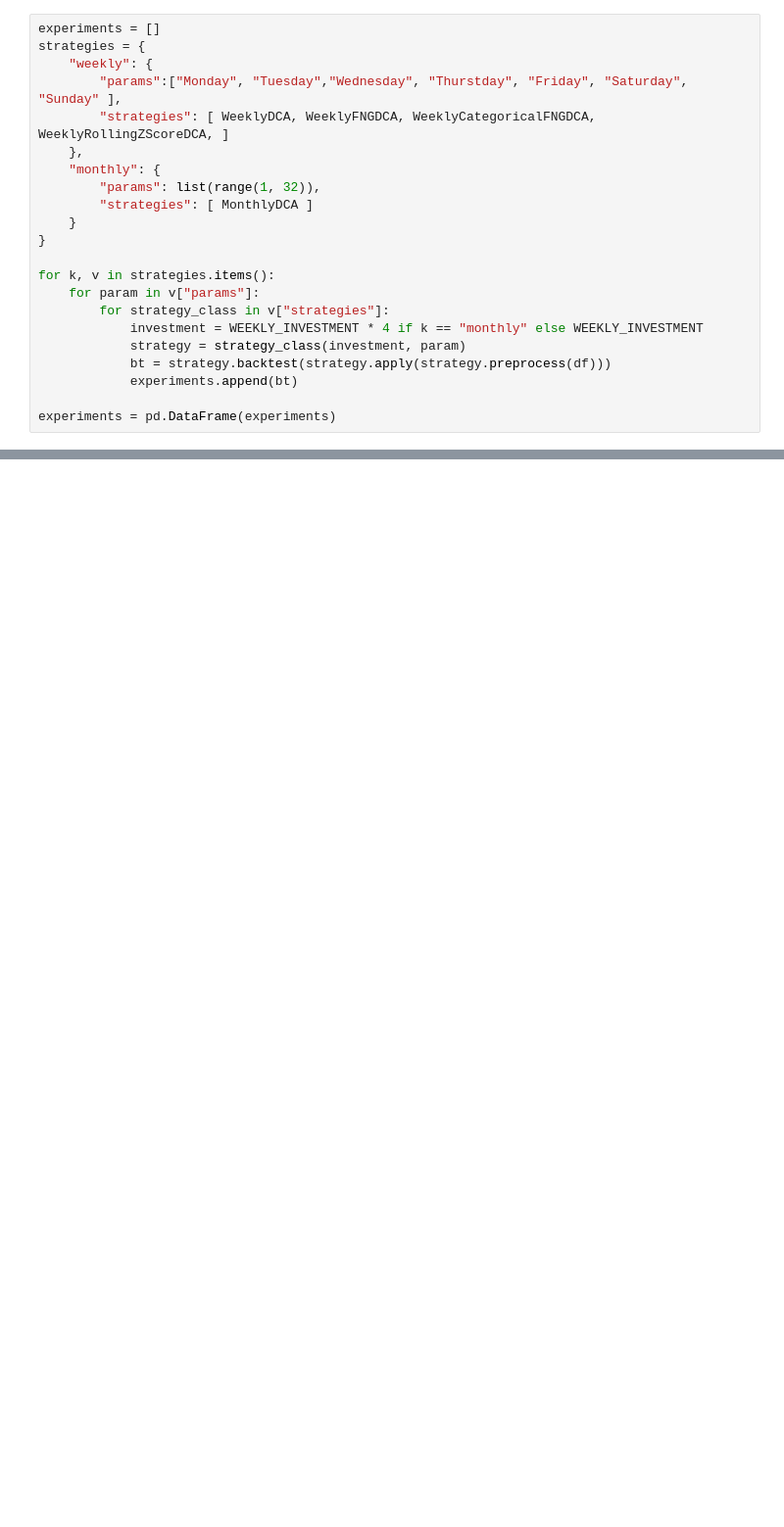
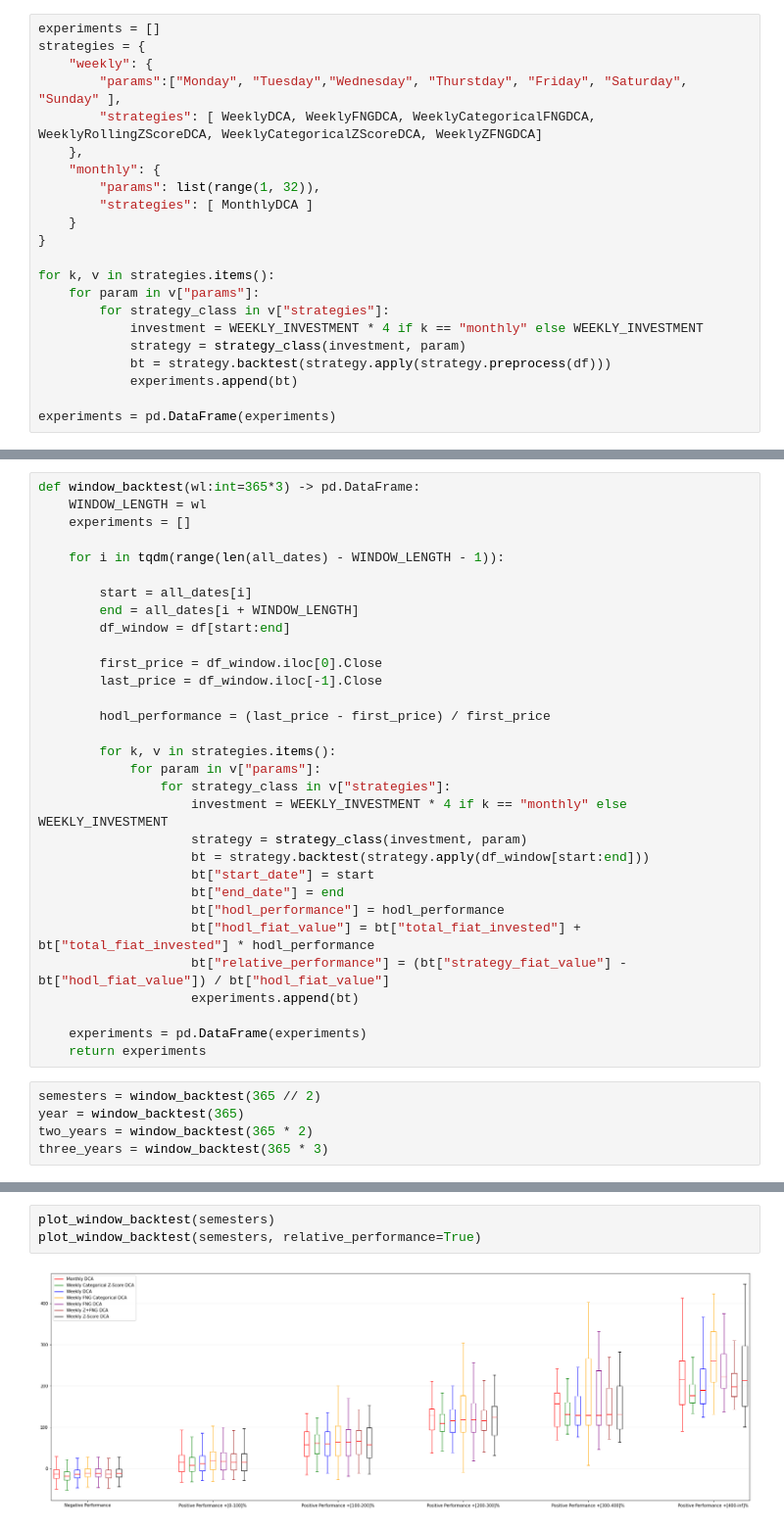
Before and after one commit to denisbrogg/dca-ideas, a Jupyter notebook: notebooks/improve-dca.ipynb, the cells around one changed output, grey strips where cells are left out. Shown at 98% size. Drawn from its saved outputs; the diff is of its cells as text; blank space fills up the shorter version.

Commit message:
repo refactoring + first results

```diff
--- a/notebooks/improve-dca.ipynb
+++ b/notebooks/improve-dca.ipynb
@@ -46,7 +59,7 @@ experiments = []
 strategies = {
     "weekly": {
         "params":["Monday", "Tuesday","Wednesday", "Thurstday", "Friday", "Saturday", "Sunday" ],
-        "strategies": [ WeeklyDCA, WeeklyFNGDCA, WeeklyCategoricalFNGDCA, WeeklyRollingZScoreDCA, ]
+        "strategies": [ WeeklyDCA, WeeklyFNGDCA, WeeklyCategoricalFNGDCA, WeeklyRollingZScoreDCA, WeeklyCategoricalZScoreDCA, WeeklyZFNGDCA]
     },
     "monthly": {
         "params": list(range(1, 32)),
@@ -73,0 +142,36 @@ for c in ["strategy_fiat_gain_percent"]:
+# %%
+def window_backtest(wl:int=365*3) -> pd.DataFrame:
+    WINDOW_LENGTH = wl
+    experiments = []
+
+    for i in tqdm(range(len(all_dates) - WINDOW_LENGTH - 1)):
+
+        start = all_dates[i]
+        end = all_dates[i + WINDOW_LENGTH]
+        df_window = df[start:end]
+
+        first_price = df_window.iloc[0].Close
+        last_price = df_window.iloc[-1].Close
+
+        hodl_performance = (last_price - first_price) / first_price
+
+        for k, v in strategies.items():
+            for param in v["params"]:
+                for strategy_class in v["strategies"]:
+                    investment = WEEKLY_INVESTMENT * 4 if k == "monthly" else WEEKLY_INVESTMENT
+                    strategy = strategy_class(investment, param)
+                    bt = strategy.backtest(strategy.apply(df_window[start:end]))
+                    bt["start_date"] = start
+                    bt["end_date"] = end
+                    bt["hodl_performance"] = hodl_performance
+                    bt["hodl_fiat_value"] = bt["total_fiat_invested"] + bt["total_fiat_invested"] * hodl_performance
+                    bt["relative_performance"] = (bt["strategy_fiat_value"] - bt["hodl_fiat_value"]) / bt["hodl_fiat_value"]
+                    experiments.append(bt)
+
+    experiments = pd.DataFrame(experiments)
+    return experiments
+# %%
+semesters = window_backtest(365 // 2)
+year = window_backtest(365)
+two_years = window_backtest(365 * 2)
+three_years = window_backtest(365 * 3)
@@ -73,0 +229,5 @@ for c in ["strategy_fiat_gain_percent"]:
+# %%
+plot_window_backtest(semesters)
+plot_window_backtest(semesters, relative_performance=True)
+# %% [output]
+[figure, added]
```
Also changed, not shown: parts of 19 cells of this notebook, 9 other files.
